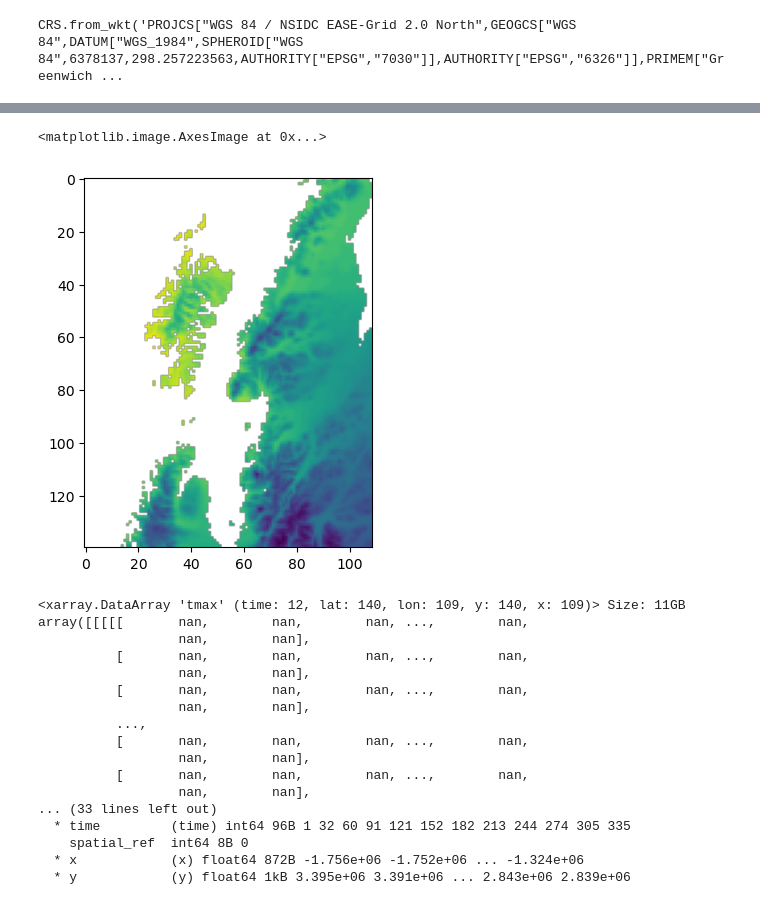
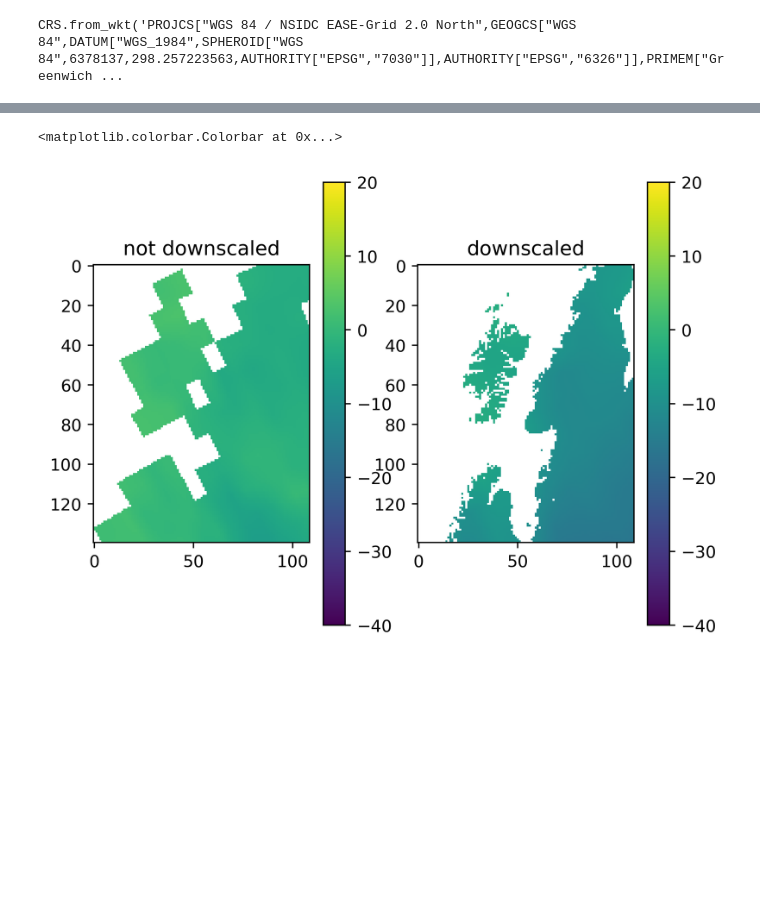
Before and after one commit to uaf-arctic-eco-modeling/Input_production, a Jupyter notebook: tiles-downscale-scratch.ipynb, the cells around one changed output, grey strips where cells are left out. Cells and saved outputs as stored; diff of their text form; code cells hidden in the pictures; blank space fills up the shorter version.

```diff
--- a/tiles-downscale-scratch.ipynb
+++ b/tiles-downscale-scratch.ipynb
@@ -84,0 +145,10 @@ pres
+# %%
+variables = {
+    'tmax': {'function': 'temperature', 'temperature': 'tmax','correction_factor':'tmax', 'name': 'tmax'},
+    'tmin': {'function': 'temperature', 'temperature': 'tmin','correction_factor':'tmin', 'name': 'tmin'},
+    'tavg': {'function': 'temperature', 'temperature': 'tmp','correction_factor':'tavg', 'name': 'tavg'},
+    'prec': {'function': 'precipitation', 'precipitation': 'pre','correction_factor':'prec', 'name': 'prec'},
+}
+
+year = 1970
+downscaled = mytile.downscale_year(year, 'cru_AnnualTimeSeries','cru_baseline', 'worldclim', variables)
@@ -127,8 +215,0 @@ Coordinates:
-# %%
-mn = 0
-
-downscaled = []
-for mn in range(12): # 0 based
-    sel_yr = slice(worldclim.MONTH_START_DAYS[mn]-1,worldclim.DAYS_PER_MONTH[mn])
-
-    downscaled.append((yearly['tmax'] - 273.15)[sel_yr] + tmax_cf[mn])
@@ -148,25 +215,0 @@ plt.imshow( jan_ds[0])
-# %%
-plt.imshow( worldclim['tmax'][1])
-# %% [output]
-<matplotlib.image.AxesImage at 0x...>
-[figure, removed]
-# %%
-t
-# %% [output]
-<xarray.DataArray 'tmax' (time: 12, lat: 140, lon: 109, y: 140, x: 109)> Size: 11GB
-array([[[[[       nan,        nan,        nan, ...,        nan,
-                  nan,        nan],
-          [       nan,        nan,        nan, ...,        nan,
-                  nan,        nan],
-          [       nan,        nan,        nan, ...,        nan,
-                  nan,        nan],
-          ...,
-          [       nan,        nan,        nan, ...,        nan,
-                  nan,        nan],
-          [       nan,        nan,        nan, ...,        nan,
-                  nan,        nan],
-... (33 lines left out)
-  * time         (time) int64 96B 1 32 60 91 121 152 182 213 244 274 305 335
-    spatial_ref  int64 8B 0
-  * x            (x) float64 872B -1.756e+06 -1.752e+06 ... -1.324e+06
-  * y            (y) float64 1kB 3.395e+06 3.391e+06 ... 2.843e+06 2.839e+06
@@ -172,0 +231,16 @@ array([[[[[       nan,        nan,        nan, ...,        nan,
+# %%
+not_downscaled = mytile.data['cru_AnnualTimeSeries'][1970].dataset
+
+
+fig, axes = plt.subplots(1,2, dpi=400)
+axes[0].imshow(not_downscaled['tmax'].data[0] - corrections.ZERO_C_IN_K, vmin=-40, vmax=20)
+axes[0].set_title('not downscaled')
+
+
+im = axes[1].imshow(downscaled['tmax'].data[0], vmin=-40, vmax=20)
+axes[1].set_title('downscaled')
+fig.colorbar(im, ax=axes[1])
+fig.colorbar(im, ax=axes[0])
+# %% [output]
+<matplotlib.colorbar.Colorbar at 0x...>
+[figure, added]
```
Also changed, not shown: parts of 18 cells of this notebook, 4 other files.
